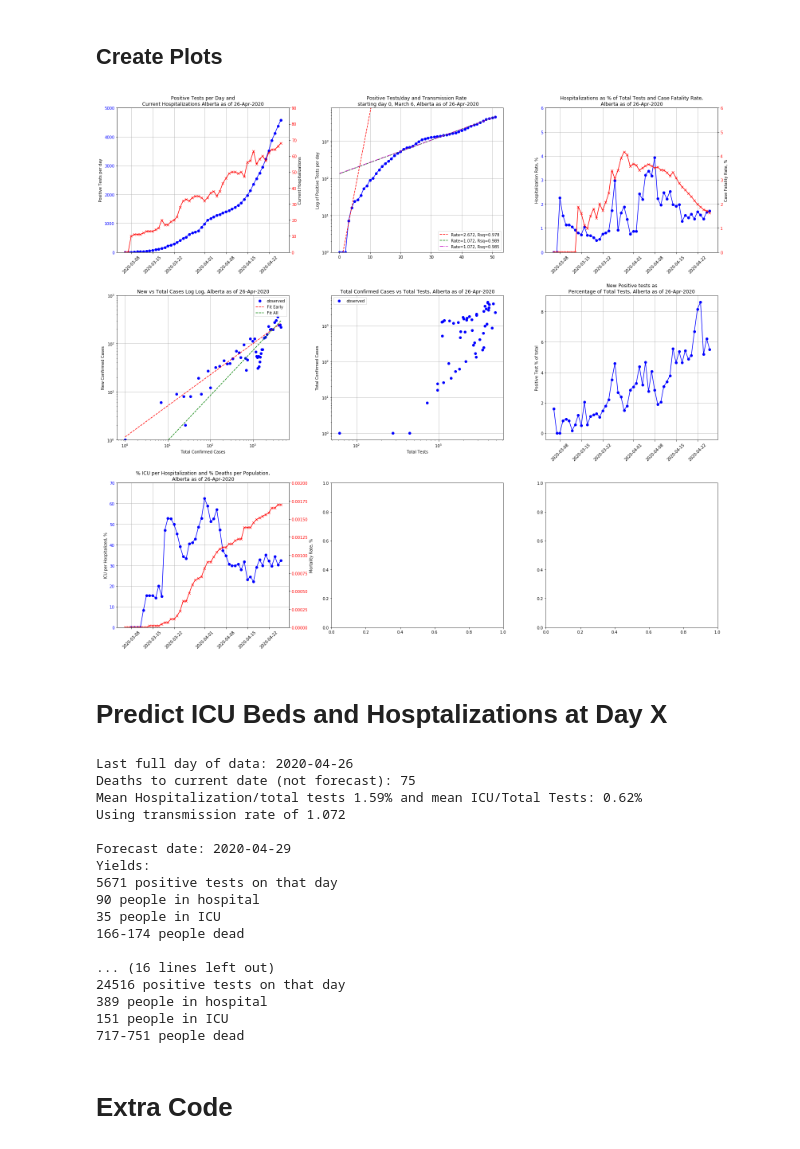
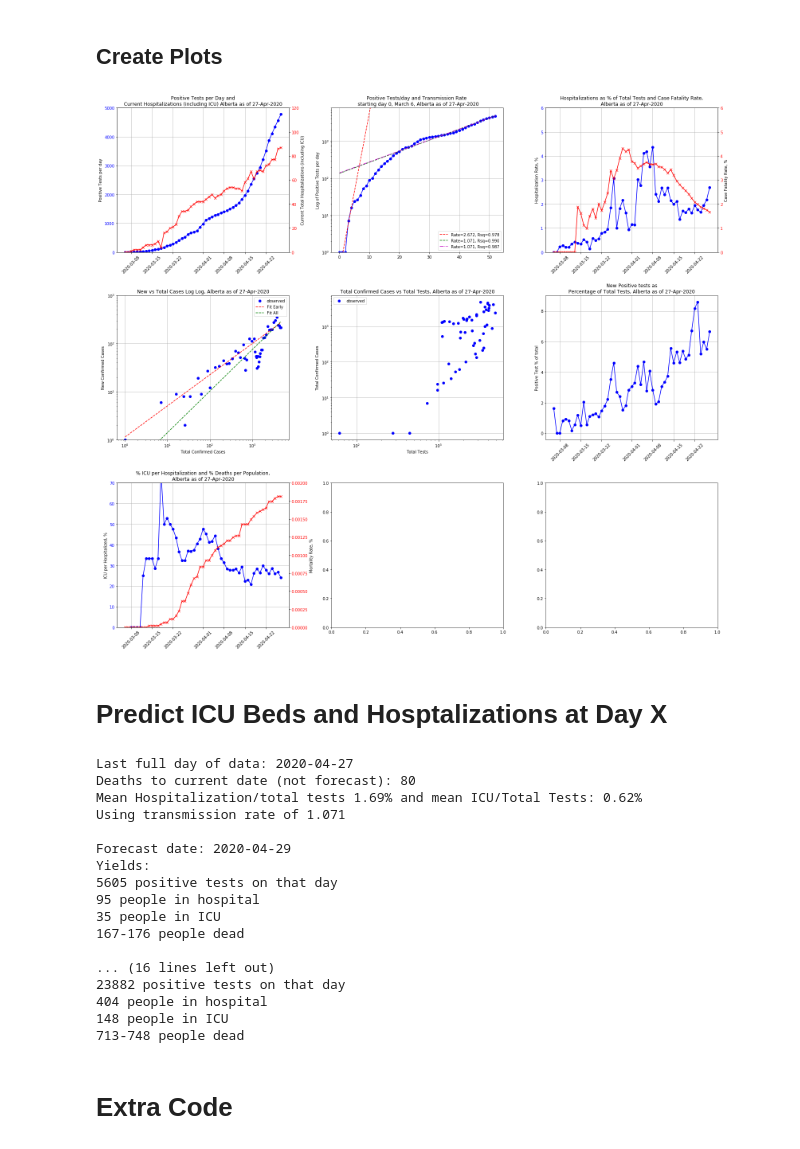
Before and after one commit to lchutny/covid19Alberta, a Jupyter notebook: covid19data.ipynb, the cells around one changed output. Saved outputs shown, nothing was run; the diff lists cells and outputs as text; code cells hidden in the pictures.

Commit message:
Updates 27 April data. Need to improve Hospitalization forecast, comparing to percent of testing isn't right. Also includes Alberta's latest modeling

```diff
--- a/covid19data.ipynb
+++ b/covid19data.ipynb
@@ -69,6 +69,8 @@ totalpop = 4413146
 df['percentTestsperPop'] = (df.CumPeopleTested)/totalpop*100
 # %%
 df['percTestperDayperPop'] = df.TotalTests/totalpop*100
+# %%
+df['Current_Total_Hospitalized'] = df.Current_NonICU_Hospitalized + df.Current_Total_ICU
 # %%
 df['percHospPerTotalTests'] = df.Current_Total_Hospitalized/df.TotalTests*100
 # %%
@@ -171,8 +173,8 @@ fig, ((ax1,ax2,ax3),(ax4,ax5,ax6),(ax7,ax8,ax9))= plt.subplots(3,3,figsize=(27,2
 
 ax1, ax1a = two_scales(ax1,df.date,df.TotalPositive,df.Current_Total_Hospitalized,
                        'blue','o','-','red','x','-',
-                       'Positive Tests per day','Current Hospitalizations')
-ax1.set_title(f"Positive Tests per Day and\nCurrent Hospitalizations Alberta as of {datadate}")
+                       'Positive Tests per day','Current Total Hospitalizations (including ICU)')
+ax1.set_title(f"Positive Tests per Day and\nCurrent Hospitalizations (including ICU) Alberta as of {datadate}")
 ax1.grid(True)
 
 def color_y_axis(ax, color):
@@ -182,7 +184,7 @@ def color_y_axis(ax, color):
 
 color_y_axis(ax1, 'b')
 color_y_axis(ax1a, 'r')
-ax1a.set_ylim([0,90])
+ax1a.set_ylim([0,120])
 ax1.set_ylim([0,5000])
 ax1.tick_params(axis='x',rotation=45)
 
@@ -223,34 +225,34 @@ ax4.legend()
 ax5.plot(df.TotalTests,df.TotalPositive,'ob',label='observed')
 ax5.set_title(f"Total Confirmed Cases vs Total Tests, Alberta as of {datadate}")
 ax5.set_ylabel("Total Confirmed Cases")
 ax5.set_xlabel("Total Tests")
 ax5.grid(True)
 ax5.set_yscale("log")
 ax5.set_xscale("log")
 #ax5.plot(df.TotalPositive,llfunc(df.TotalPositive,*p2opt),'r-',label='Fit Early')
 ax5.legend()
 
 ax6.plot(df.date,(df.NewPositive/df.TotalTests*100),'-ob')
 ax6.set_title(f"New Positive tests as\nPercentage of Total Tests, Alberta as of {datadate}")
 ax6.set_ylabel("Positive Test % of total")
 ax6.grid(True)
 ax6.tick_params(axis='x',rotation=45)
 
 ax7, ax7a = two_scales(ax7,df.date,df.percICUPerHospitalized,df.perc_MortalityRate,
                        'blue','o','-','red','x','-',
                        'ICU per Hospitalized, %','Mortality Rate, %')
 ax7.set_title(f"% ICU per Hospitalization and % Deaths per Population,\nAlberta as of {datadate}")
 ax7.grid(True)
 color_y_axis(ax7, 'b')
 color_y_axis(ax7a, 'r')
 ax7a.set_ylim([0,.002])
 ax7.set_ylim([0,70])
 ax7.tick_params(axis='x',rotation=45)
 
 plt.subplots_adjust(wspace=0.25,hspace=0.3)
 plt.show()
 # %% [output]
-[figure, old version]
+[figure, new version]
 # %% [markdown]
 # Predict ICU Beds and Hosptalizations at Day X
 # %%
@@ -288,23 +290,23 @@ print(f"Using transmission rate of {(10**ropt3[0]):.3f}\n")
 for d in dates:
     forecast(d)
 # %% [output]
-Last full day of data: 2020-04-26
-Deaths to current date (not forecast): 75
-Mean Hospitalization/total tests 1.59% and mean ICU/Total Tests: 0.62%
-Using transmission rate of 1.072
+Last full day of data: 2020-04-27
+Deaths to current date (not forecast): 80
+Mean Hospitalization/total tests 1.69% and mean ICU/Total Tests: 0.62%
+Using transmission rate of 1.071
 
 Forecast date: 2020-04-29
 Yields:
-5671 positive tests on that day
-90 people in hospital
+5605 positive tests on that day
+95 people in hospital
 35 people in ICU
-166-174 people dead
+167-176 people dead
 
 ... (16 lines left out)
-24516 positive tests on that day
-389 people in hospital
-151 people in ICU
-717-751 people dead
+23882 positive tests on that day
+404 people in hospital
+148 people in ICU
+713-748 people dead
 # %% [markdown]
 # Extra Code
 # %%
```
Also changed, not shown: parts of 3 cells of this notebook, 1 other file.
